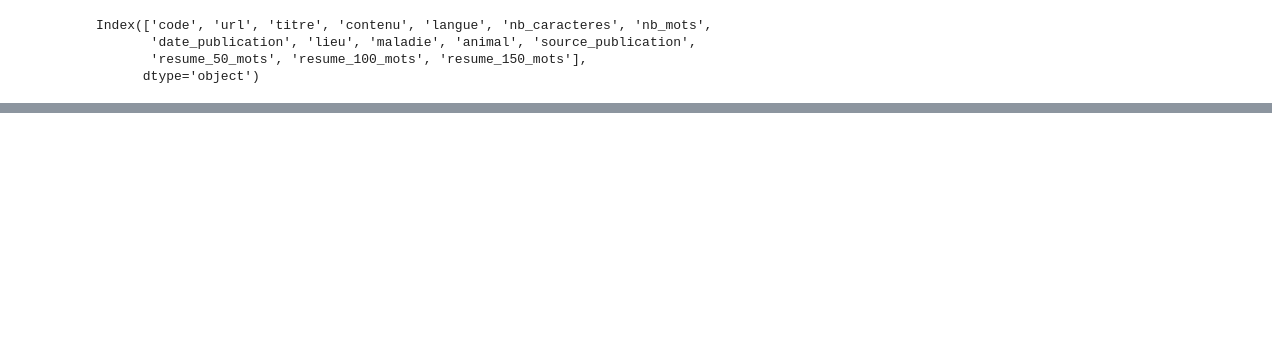
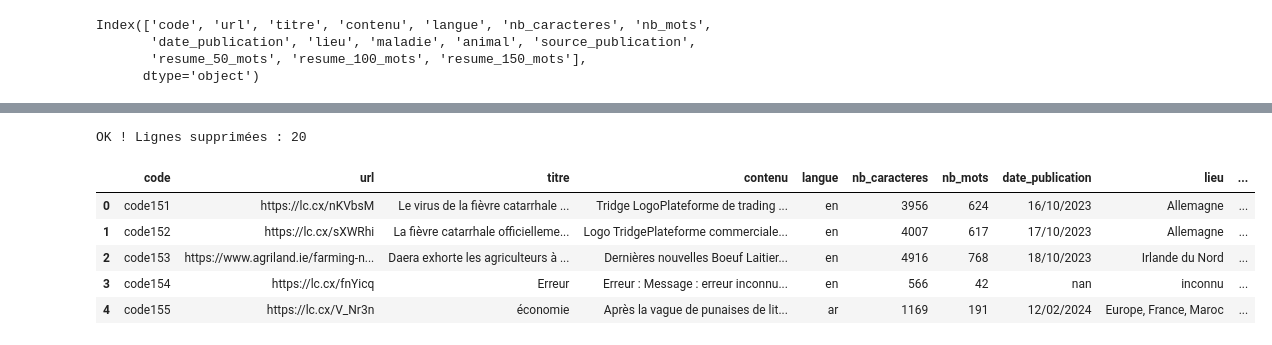
Before and after one commit to raniamaamer/Maladies-Animales, a Jupyter notebook: preprocessing.ipynb, the cells around one changed output, grey strips where cells are left out. Cells and saved outputs as stored; diff of their text form; code cells hidden in the pictures; blank space fills up the shorter version.

```diff
--- a/preprocessing.ipynb
+++ b/preprocessing.ipynb
@@ -94,24 +94,3 @@ Index(['code', 'url', 'titre', 'contenu', 'langue', 'nb_caracteres', 'nb_mots',
        'date_publication', 'lieu', 'maladie', 'animal', 'source_publication',
        'resume_50_mots', 'resume_100_mots', 'resume_150_mots'],
       dtype='object')
-# %%
-from googletrans import Translator
-
-cols = ['titre', 'contenu', 'lieu', 'maladie', 'animal',
-        'resume_50_mots', 'resume_100_mots', 'resume_150_mots']
-
-translator = Translator()
-
-def translate(text):
-    if pd.isna(text):
-        return text
-    try:
-        return translator.translate(text, dest='fr').text
-    except:
-        return text
-
-# Traduction dans la même colonne (sans créer des colonnes _fr)
-for col in cols:
-    df[col] = df[col].apply(translate)
-
-print("Traduction terminée vers le français!")
@@ -139,0 +165,25 @@ Traduction de : resume_150_mots
+# %%
+# Mots-clés à supprimer
+mots_inconnus = ["inconnu", "inconnue", "maladie inconnue"]
+
+# Convertir toutes les colonnes en texte pour faciliter la recherche
+df = df.astype(str)
+
+# Supprimer toutes les lignes contenant un des mots-clés
+df_clean = df[~df.apply(lambda row: row.str.lower().str.contains('|'.join(mots_inconnus)).any(), axis=1)]
+
+# Sauvegarde
+df_clean.to_csv("data/output/output_dataset_cleaned.csv", index=False)
+
+print("OK ! Lignes supprimées :", len(df) - len(df_clean))
+# %% [output]
+OK ! Lignes supprimées : 20
+# %%
+df.head()
+# %% [output]
+|  | code | url | titre | contenu | langue | nb_caracteres | nb_mots | date_publication | lieu | ... |
+| 0 | code151 | https://lc.cx/nKVbsM | Le virus de la fièvre catarrhale ... | Tridge LogoPlateforme de trading ... | en | 3956 | 624 | 16/10/2023 | Allemagne | ... |
+| 1 | code152 | https://lc.cx/sXWRhi | La fièvre catarrhale officielleme... | Logo TridgePlateforme commerciale... | en | 4007 | 617 | 17/10/2023 | Allemagne | ... |
+| 2 | code153 | https://www.agriland.ie/farming-n... | Daera exhorte les agriculteurs à ... | Dernières nouvelles Boeuf Laitier... | en | 4916 | 768 | 18/10/2023 | Irlande du Nord | ... |
+| 3 | code154 | https://lc.cx/fnYicq | Erreur | Erreur : Message : erreur inconnu... | en | 566 | 42 | nan | inconnu | ... |
+| 4 | code155 | https://lc.cx/V_Nr3n | économie | Après la vague de punaises de lit... | ar | 1169 | 191 | 12/02/2024 | Europe, France, Maroc | ... |
```
Also changed, not shown: parts of 7 cells of this notebook, 11 other files.
